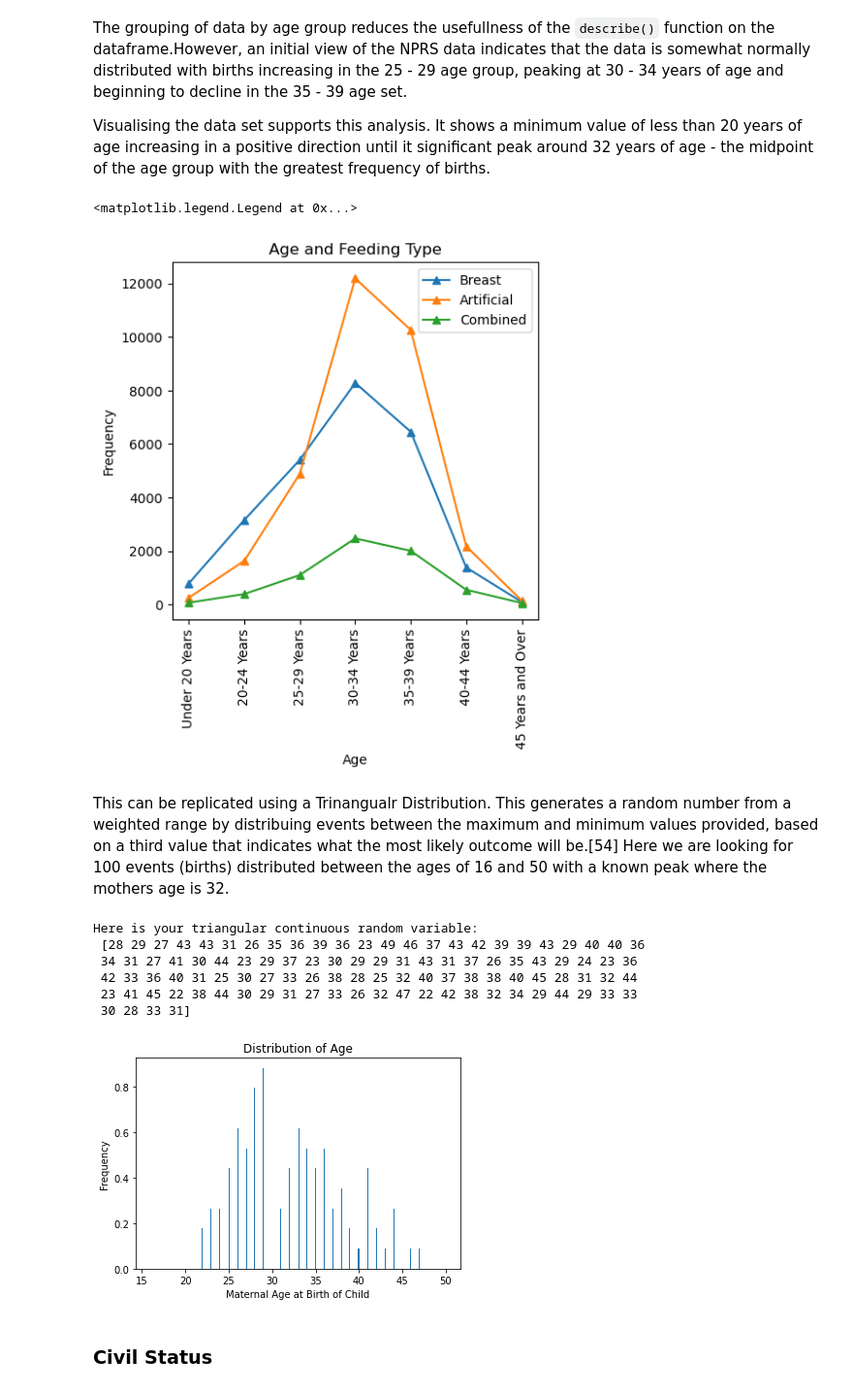
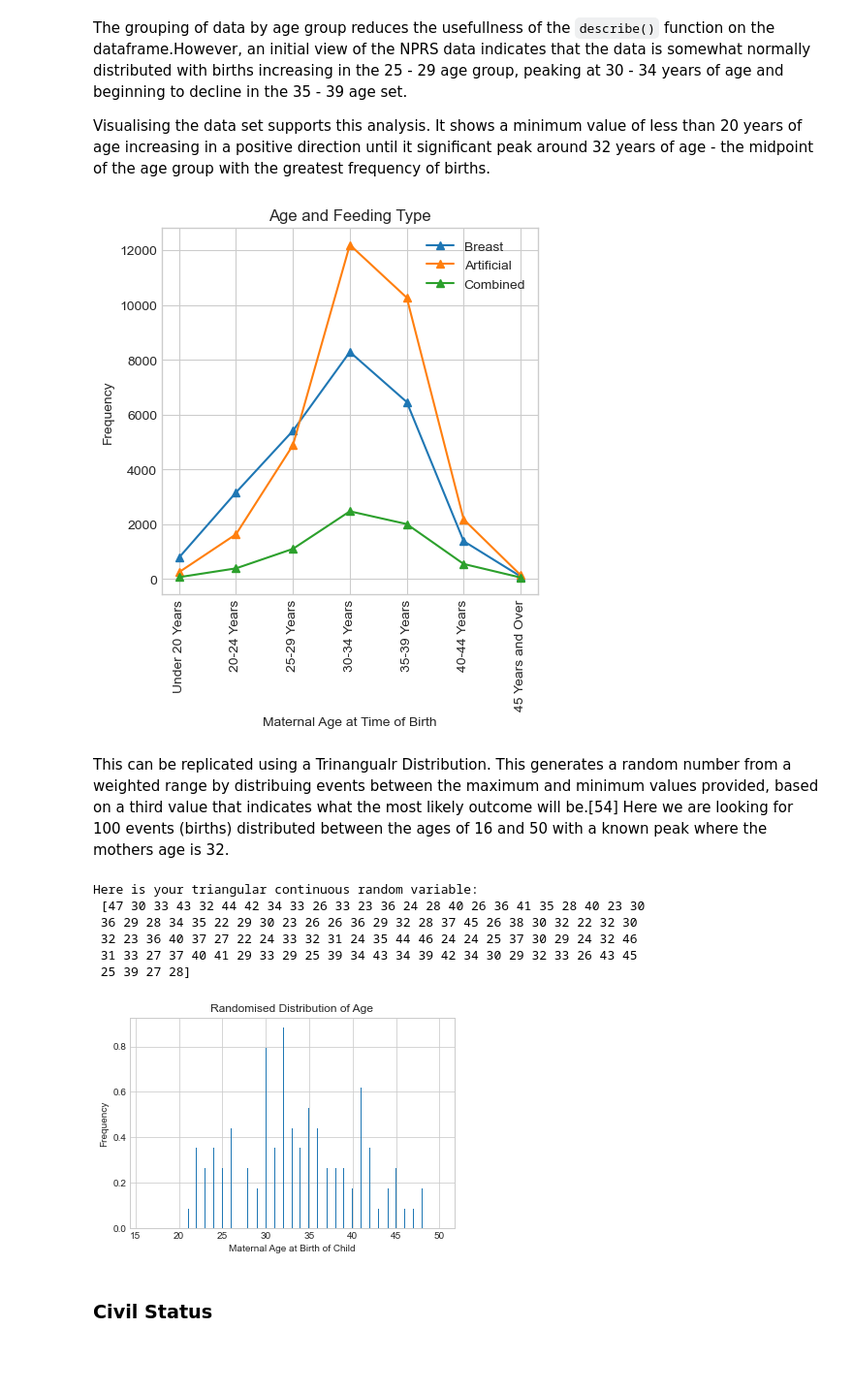
Before and after one commit to SharonNicG/52465-Project, a Jupyter notebook: Simulated Phenomenon.ipynb, the cells around one changed output. Shown at 97% size. Saved outputs shown, nothing was run; the diff lists cells and outputs as text; code cells hidden in the pictures; blank space fills up the shorter version.

Commit message:
Additional plots and references

```diff
--- a/Simulated Phenomenon.ipynb
+++ b/Simulated Phenomenon.ipynb
@@ -12,6 +12,9 @@ import numpy as np
 
 # Import the matplotlib library, package pyplot for plotting
 import matplotlib.pyplot as plt
+
+# set plot style
+plt.style.use('seaborn-whitegrid')
 
 # Use magic function to render the figure in a notebook
 %matplotlib inline
@@ -114,42 +117,43 @@ ax.plot(x_pos, age.iloc[1, :], marker='^', label='Artificial')
 ax.plot(x_pos, age.iloc[2, :], marker='^', label='Combined')
 
 ax.set_title('Age and Feeding Type')
-ax.set_xlabel('Age')
+ax.set_xlabel('Maternal Age at Time of Birth')
 ax.set_ylabel('Frequency')
 
 ax.set_xticks(x_pos)
 ax.set_xticklabels(age.columns, rotation=90)
 ax.legend(loc="best")
+
+plt.show()
 # %% [output]
-<matplotlib.legend.Legend at 0x...>
-[figure, old version]
+[figure, new version]
 # %% [markdown]
 This can be replicated using a Trinangualr Distribution. This generates a random number from a weighted range by distribuing events between the maximum and minimum values provided, based on a third value that indicates what the most likely outcome will be.[54] Here we are looking for 100 events (births) distributed between the ages of 16 and 50 with a known peak where the mothers age is 32.
 # %%
 # Here we are looking for a random array with a lower limit of 16 an upper limit of 50
 # and 32 being the number that appears most frequently (the mid point of the most frequent age group)
 # over n number of instances where n is the total number of births
 # and for the out to be presented on a Triangular Distribution plot
 
 Tri_var = np.random.triangular(left = 20, mode = 30, right = 50, size = 100).astype(int)
 print ("Here is your triangular continuous random variable:\n % s" % (Tri_var)) # [55]
 
 #  https://stackoverflow.com/questions/60870070/a-weighted-version-of-random-randint
 plt.hist(np.ma.round(np.random.triangular(left = 20, mode = 30, right = 50, size = 100)).astype(int),
         range = (16, 50), bins = 300, density = True)
 
-plt.title('Distribution of Age')
+plt.title('Randomised Distribution of Age')
 plt.xlabel('Maternal Age at Birth of Child')
 plt.ylabel('Frequency')
 plt.show()
 # %% [output]
 Here is your triangular continuous random variable:
- [28 29 27 43 43 31 26 35 36 39 36 23 49 46 37 43 42 39 39 43 29 40 40 36
- 34 31 27 41 30 44 23 29 37 23 30 29 29 31 43 31 37 26 35 43 29 24 23 36
- 42 33 36 40 31 25 30 27 33 26 38 28 25 32 40 37 38 38 40 45 28 31 32 44
- 23 41 45 22 38 44 30 29 31 27 33 26 32 47 22 42 38 32 34 29 44 29 33 33
- 30 28 33 31]
+ [47 30 33 43 32 44 42 34 33 26 33 23 36 24 28 40 26 36 41 35 28 40 23 30
+ 36 29 28 34 35 22 29 30 23 26 26 36 29 32 28 37 45 26 38 30 32 22 32 30
+ 32 23 36 40 37 27 22 24 33 32 31 24 35 44 46 24 24 25 37 30 29 24 32 46
+ 31 33 27 37 40 41 29 33 29 25 39 34 43 34 39 42 34 30 29 32 33 26 43 45
+ 25 39 27 28]
-[figure, old version]
+[figure, new version]
 # %% [markdown]
 ### Civil Status
 # %% [markdown]
```
Also changed, not shown: parts of 10 cells of this notebook.
